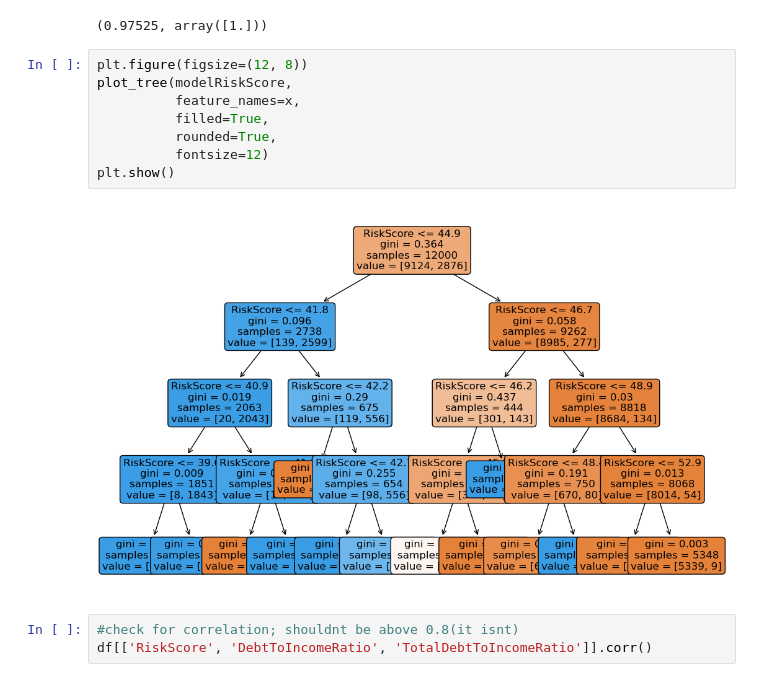
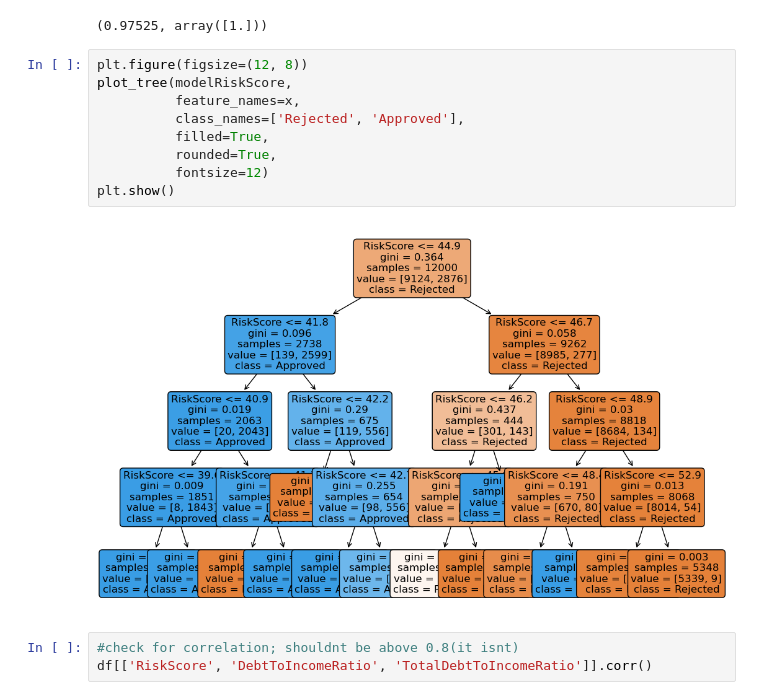
Before and after one commit to jpmehta1/BankLoanDecisionTreeModel, a Jupyter notebook: project.ipynb, the cells around one changed output. Cells and saved outputs as stored; diff of their text form.

```diff
--- a/project.ipynb
+++ b/project.ipynb
@@ -170,13 +170,14 @@ modelRiskScore.score(X_test,y_test), modelRiskScore.feature_importances_
 # %%
 plt.figure(figsize=(12, 8))
 plot_tree(modelRiskScore,
           feature_names=x,
+          class_names=['Rejected', 'Approved'],
           filled=True,
           rounded=True,
           fontsize=12)
 plt.show()
 # %% [output]
-[figure, old version]
+[figure, new version]
 # %%
 #check for correlation; shouldnt be above 0.8(it isnt)
 df[['RiskScore', 'DebtToIncomeRatio', 'TotalDebtToIncomeRatio']].corr()
```
Also changed, not shown: parts of 1 cell of this notebook.
